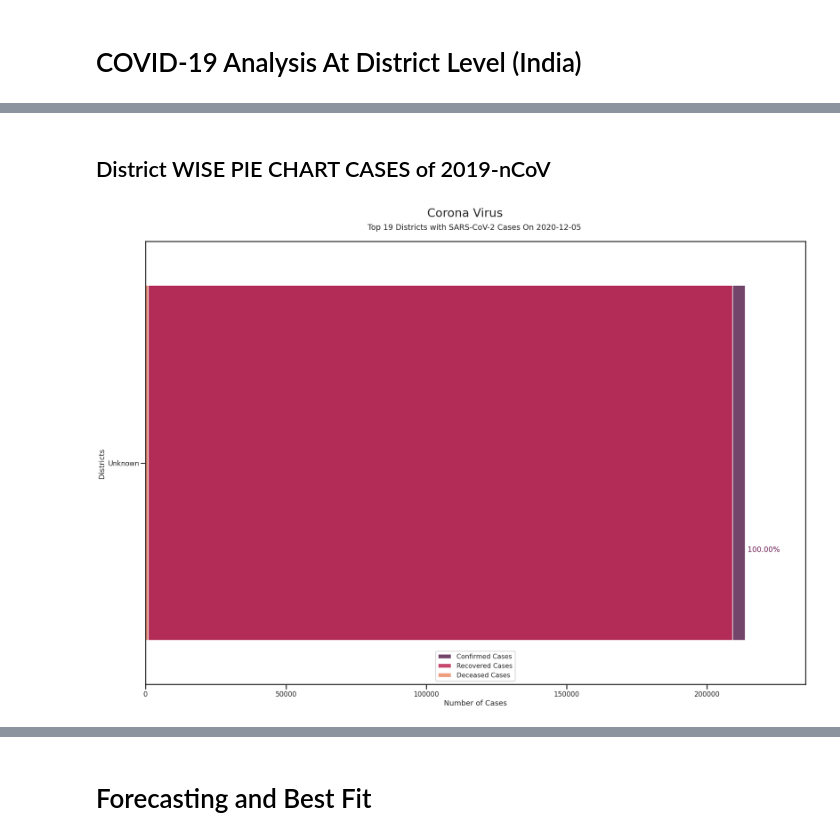
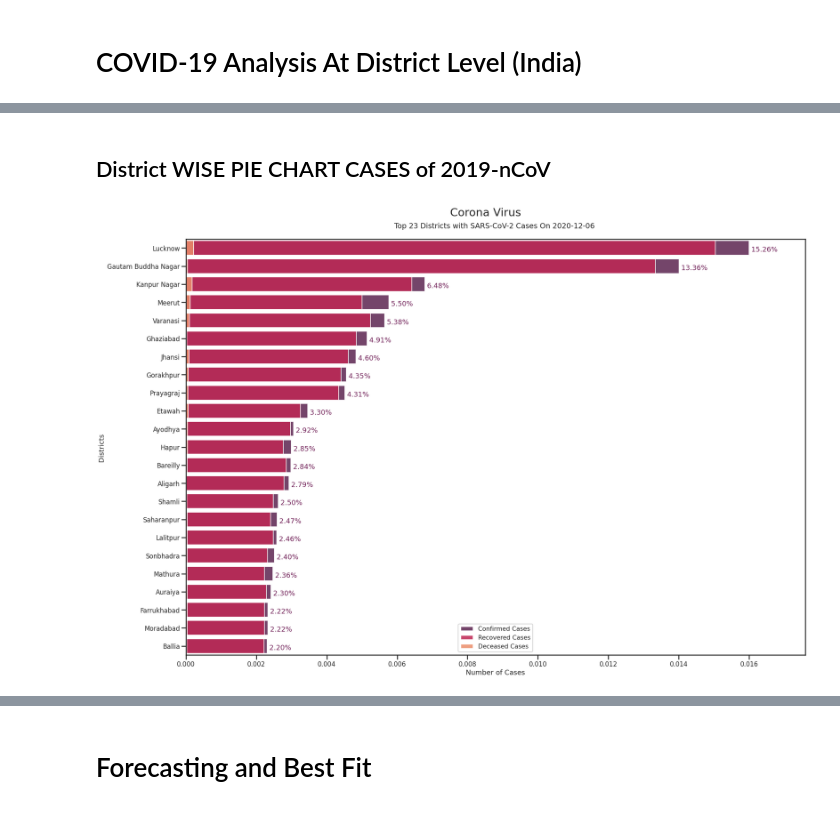
Before and after one commit to terminate9298/Corona-Visualization-and-Prediction, a Jupyter notebook: COVID 19 Visualization and Forecasting.ipynb, the cells around one changed output, grey strips where cells are left out. Cells and saved outputs as stored; diff of their text form; code cells hidden in the pictures.

Commit message:
Cleared Visualizations and added World Map

```diff
--- a/COVID 19 Visualization and Forecasting.ipynb
+++ b/COVID 19 Visualization and Forecasting.ipynb
@@ -669,24 +723,29 @@ temp[temp['Date'] == Date][['State','Confirmed', 'Recovered', 'Deceased','Active
 #@markdown <h3>⬅️ Click Here to START Plotting</h3>
 #@markdown <br><center><img src='https://media.9curry.com/uploads/state/image/2/Uttar_Pradesh.png' height="200" alt="Gdrive-logo"/></center>
 #@markdown <center><h2>Plot Corona Virus Cases in States of India</h2></center><br>
-Save_Name = "State War Bar Plot" #@param {type:"string"}
 Plot_Status = "Plot Cumulative Graph" #@param ["Plot Cumulative Graph" , "Plot Today's Graph"]
 Plot_Only = "Confirmed, Recovered and Deceased Cases" #@param ["Confirmed, Recovered and Deceased Cases", "Confirmed Cases", "Recovered Cases", "Deceased Cases", "Other Cases" , "Tests Cases", "Active Cases"]
-Plot_Month = "12" #@param ['3', '4', '5', '6', '7', '8', '9', '10', '11', '12']
-Plot_Date = "2" #@param ['1', '2', '3', '4', '5', '6', '7', '8', '9', '10', '11', '12', '13', '14', '15', '16', '17', '18', '19', '20', '21', '22', '23', '24', '25', '26', '27', '28', '29', '30']
-Plot_Top = 25 #@param {type:"slider", min:0, max:30, step:1}
+Plot_Top = 20 #@param {type:"slider", min:0, max:30, step:1}
+Date = "2020-12-03" #@param {type:"date"}
+Population_Ratio = False #@param {type:"boolean"}
 
-Date = '2020-'+Plot_Month.zfill(2)+'-'+Plot_Date.zfill(2)
 if Date not in date_unique:
   display(Markdown('<h3> Invalid Date Encountered.. <br>Setting Date to last Date</h3>'))
   time.sleep(2)
   Date = date_unique[-1]
+display(Markdown("<center><h2>Bar Plot of Most Effected States of India of SARS-CoV-2 On {} \n</h2></center>".format( Date)))
+
 if Plot_Status == 'Plot Cumulative Graph':
   plot_using = ['Confirmed', 'Recovered', 'Deceased', 'Other', 'Tested', 'Active']
 else:
   plot_using = ['Confirmed_', 'Recovered_', 'Deceased_', 'Other_', 'Tested_', 'Active']
 
 state_cases = Completed_[Completed_.Date == Date]
+if Population_Ratio:
+  for i in plot_using:
+    state_cases[i] = state_cases[i]/state_cases['Population']
+
+
 if Plot_Only == "Confirmed, Recovered and Deceased Cases":
   state_cases=state_cases.sort_values(plot_using[0], ascending= False)
   total_cases = state_cases[plot_using[0]].sum()
@@ -760,13 +819,13 @@ ax.add_artist(anchored_text)
 for p in graph.patches[:int(Plot_Top)]:
   _x = p.get_x() + p.get_width()
   _y = p.get_y() + p.get_height()/2 + float(0.2)
-  value = ((int(p.get_width())/total_cases)*100)
+  value = ((p.get_width()/total_cases)*100)
   if np.isnan(value):
     value = 0.0
   graph.text(_x , _y , ' {:.2f}%'.format(value) , ha = 'left', color = sns.color_palette('rocket')[1])
 plt.subplots_adjust(top=SubPlot_Top)
 
-plt.savefig('/content/{} {} {}.{}'.format(Save_Name , Date , time.time() , Format_To_Save) , bbox_inches = 'tight')
+plt.savefig(File_Prefix+'India States Bar Plot  on {} _{}.{}'.format(Date , time.time() , Format_To_Save) , bbox_inches = 'tight')
 # %%
 #@markdown <h3>⬅️ Click Here to START Plotting</h3>
 #@markdown <br><center><img src='https://cdn4.iconfinder.com/data/icons/coronavirus-1/512/wuhan-coronavirus-virus-outbreak-14-512.png' height="200" alt="Gdrive-logo"/></center>
@@ -1032,24 +1115,32 @@ temp[['Date','District','Confirmed', 'Recovered', 'Deceased','Active','Confirmed
 #@markdown <h3>⬅️ Click Here to START Plotting</h3>
 #@markdown <br><center><img src='https://images.vexels.com/media/users/3/151175/isolated/preview/c8cccfd752a2c029daaa084aca6bb2bc-percent-pie-chart-doodle-by-vexels.png' height="200" alt="Gdrive-logo"/></center>
 #@markdown <center><h2>Plot Corona Virus Cases in Countries of Districts of India (Pie Chart)</h2></center><br>
-Plot_State = "Assam" #@param ["India",'Andaman and Nicobar Islands', 'Andhra Pradesh','Arunachal Pradesh', 'Assam', 'Bihar', 'Chandigarh','Chhattisgarh', 'Dadra and Nagar Haveli and Daman and Diu','Gujarat', 'Haryana', 'Himachal Pradesh','Jammu and Kashmir', 'Jharkhand', 'Karnataka', 'Kerala', 'Ladakh','Madhya Pradesh', 'Maharashtra', 'Manipur', 'Meghalaya', 'Mizoram','Nagaland', 'Odisha', 'Puducherry', 'Punjab', 'Rajasthan', 'Tamil Nadu', 'Telangana', 'Tripura', 'Uttar Pradesh','Uttarakhand', 'West Bengal']
+Plot_State = "Uttar Pradesh" #@param ["India",'Andaman and Nicobar Islands', 'Andhra Pradesh','Arunachal Pradesh', 'Assam', 'Bihar', 'Chandigarh','Chhattisgarh', 'Dadra and Nagar Haveli and Daman and Diu','Gujarat', 'Haryana', 'Himachal Pradesh','Jammu and Kashmir', 'Jharkhand', 'Karnataka', 'Kerala', 'Ladakh','Madhya Pradesh', 'Maharashtra', 'Manipur', 'Meghalaya', 'Mizoram','Nagaland', 'Odisha', 'Puducherry', 'Punjab', 'Rajasthan', 'Tamil Nadu', 'Telangana', 'Tripura', 'Uttar Pradesh','Uttarakhand', 'West Bengal']
 Plot_By = "Confirmed Recovered Deceased" #@param ['Confirmed', 'Recovered', 'Deceased','Tested','Active','Confirmed Recovered Deceased' , 'Confirmed_','Recovered_', 'Deceased_' , 'Confirmed_ Recovered_ Deceased_']
-Plot_Month = "12" #@param ['3', '4', '5', '6', '7', '8', '9', '10', '11', '12']
-Plot_Date = "5" #@param ['1', '2', '3', '4', '5', '6', '7', '8', '9', '10', '11', '12', '13', '14', '15', '16', '17', '18', '19', '20', '21', '22', '23', '24', '25', '26', '27', '28', '29', '30']
-Plot_Top = 19 #@param {type:"slider", min:1, max:100, step:1}
+Plot_Top = 23 #@param {type:"slider", min:1, max:100, step:1}
+Date = "2020-12-06" #@param {type:"date"}
+Population_Ratio = True #@param {type:"boolean"}
 
-
-Date = '2020-'+Plot_Month.zfill(2)+'-'+Plot_Date.zfill(2)
 display(Markdown("<h2> District WISE PIE CHART CASES of 2019-nCoV</h2>"))
 if Date not in District_['Date'].astype(str).unique():
   Date = District_['Date'].max()
+  print('Invalid Date...Might Cause Error ...Reduce Date to Avoid any Error')
 Plot_By = Plot_By.split(' ')
 
 if Plot_State == 'India':
-  data = District_[District_['Date'] == Date].sort_values(Plot_By[0] , ascending = False).head(Plot_Top)
+  data = District_[District_['Date'] == Date]
+  if Population_Ratio:
+    for i in Plot_By:
+      data[i] = data[i]/data['Population']
+  data = data.sort_values(Plot_By[0] , ascending = False).head(Plot_Top)
 else:
   data = District_[District_['State'] == Plot_State]
-  data = data[data['Date'] == Date].sort_values(Plot_By[0] , ascending = False).head(Plot_Top)
+  data = data[data['Date'] == Date]
+  if Population_Ratio:
+    for i in Plot_By:
+      data[i] = data[i]/data['Population']
+  data = data.sort_values(Plot_By[0] , ascending = False).head(Plot_Top)
+
 
 plt.figure(figsize=(Graphs_Width,Graphs_Height))
 ax = plt.subplot(1,1,1)
@@ -1057,35 +1148,37 @@ plt.suptitle(Sup_Title, fontsize = 29)
 plt.title('\nTop {} Districts with SARS-CoV-2 Cases On {} \n'.format(Plot_Top , Date) , fontsize = 19)
 
 Plot_Top = min(Plot_Top , data.shape[0])
 if len(Plot_By) ==1:
   plt_by = Plot_By[0]
   graph = sns.barplot(data=data,y='District',x= plt_by , saturation = Plot_Saturation , alpha = Plot_Alpha, palette =Style_Color, label = plt_by.replace('_', ' Daily ')+' Cases' , orient = 'h')
 
 else:
   plot_color = list(sns.color_palette(Style_Color,n_colors=len(Plot_By)).as_hex())
   for i,plt_by in enumerate(Plot_By):
     # print(' Plot by',plt_by)
     graph = sns.barplot(data=data,y='District', x= plt_by ,
                         saturation = Plot_Saturation , alpha = Plot_Alpha,
                         color = plot_color[i],
                         label = plt_by.replace('_', ' Daily ')+' Cases' ,
                         orient = 'h')
 plt.xlim(0,data[Plot_By[0]].max()+data[Plot_By[0]].max()/10 )
 plt.ylabel('Districts ')
 plt.xlabel('Number of Cases')
 plt.legend(loc = 8 , fontsize = 16)
 total_cases = data[Plot_By[0]].sum()
 for p in graph.patches[:int(Plot_Top)]:
   _x = p.get_x() + p.get_width()
   _y = p.get_y() + p.get_height()/2 + float(0.2)
-  value = ((int(p.get_width())/total_cases)*100)
+  value = ((p.get_width()/total_cases)*100)
   if np.isnan(value):
     value = 0.0
   graph.text(_x , _y , ' {:.2f}%'.format(value) , ha = 'left', color = sns.color_palette('rocket')[1])
 plt.subplots_adjust(top=SubPlot_Top)
+
+plt.savefig(File_Prefix+'District Plot India  Bar Plot  on {} _{}.{}'.format(World_.date.max() , time.time() , Format_To_Save) , bbox_inches = 'tight')
 # %% [output]
 <h2> District WISE PIE CHART CASES of 2019-nCoV</h2>
-[figure, old version]
+[figure, new version]
 # %%
 #@markdown <h3>⬅️ Click Here to START Plotting</h3>
 #@markdown <br><center><img src='https://cdn.pixabay.com/photo/2013/07/13/12/36/india-159941_960_720.png' height="200" alt="Gdrive-logo"/></center>
```
Also changed, not shown: parts of 23 cells of this notebook.
